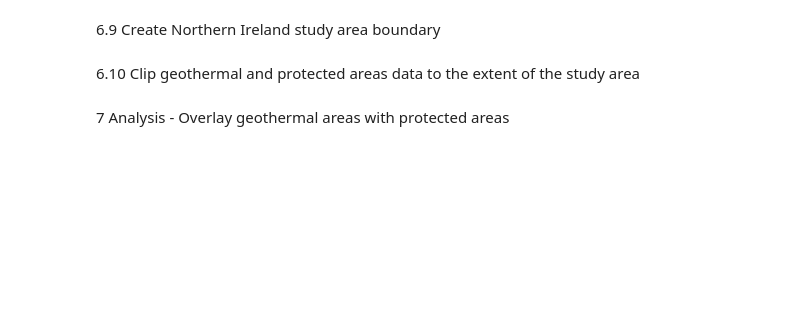
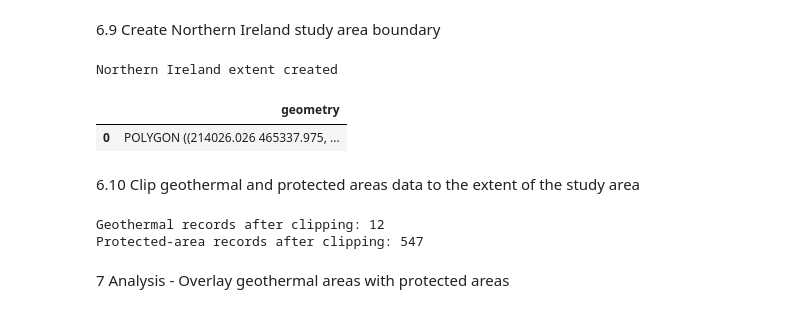
Before and after one commit to dgibson-ulst/EGM722_Assessment2_Diane_Gibson, a Jupyter notebook: notebooks/EGM722_geothermal_groundwater_mapping.ipynb, the cells around one changed output. Drawn from its saved outputs; the diff is of its cells as text; code cells hidden in the pictures; blank space fills up the shorter version.

```diff
--- a/notebooks/EGM722_geothermal_groundwater_mapping.ipynb
+++ b/notebooks/EGM722_geothermal_groundwater_mapping.ipynb
@@ -534,12 +623,37 @@ display(protected_areas.head())
 # %%
 from shapely.geometry import box
 
+# Combine all protected-area layers
+ni_layers = pd.concat(
+    [assi, sac, spa, ramsar, aonb, nnr, whs],
+    ignore_index=True
+)
+
+# Convert to GeoDataFrame
+ni_layers = gpd.GeoDataFrame(
+    ni_layers,
+    geometry="geometry",
+    crs=TARGET_CRS
+)
+
+# Dissolve all polygons into one geometry
+ni_boundary = ni_layers.dissolve()
+
+# Extract bounding coordinates
 xmin, ymin, xmax, ymax = ni_boundary.total_bounds
 
+# Create rectangular study-area polygon
 ni_extent = gpd.GeoDataFrame(
     geometry=[box(xmin, ymin, xmax, ymax)],
     crs=TARGET_CRS
 )
+
+print("Northern Ireland extent created")
+display(ni_extent)
+# %% [output]
+Northern Ireland extent created
+|  | geometry |
+| 0 | POLYGON ((214026.026 465337.975, ... |
 # %% [markdown]
 6.10 Clip geothermal and protected areas data to the extent of the study area
 # %%
@@ -548,6 +662,9 @@ protected_areas_ni = gpd.clip(protected_areas, ni_extent)
 
 print("Geothermal records after clipping:", len(geothermal_ni))
 print("Protected-area records after clipping:", len(protected_areas_ni))
+# %% [output]
+Geothermal records after clipping: 12
+Protected-area records after clipping: 547
 # %% [markdown]
 7 Analysis - Overlay geothermal areas with protected areas
 # %%
```
Also changed, not shown: parts of 12 cells of this notebook, 2 other files.
